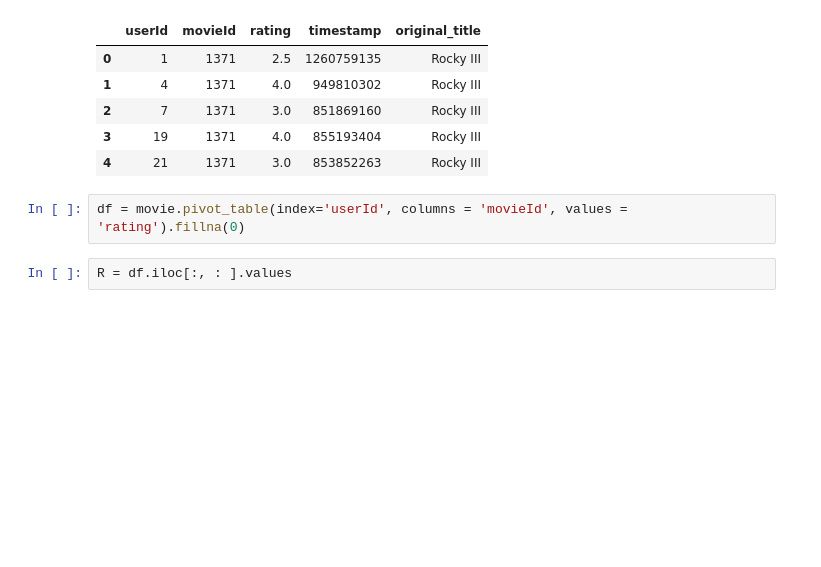
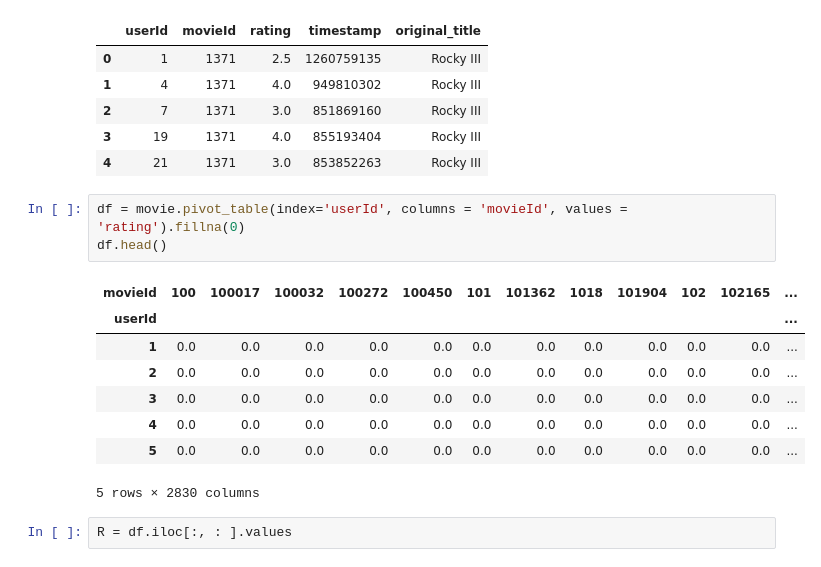
Before and after one commit to SeongBeomLEE/Tobigs_Recommendation_System_Seminar, a Jupyter notebook: Week2_Recommendation_System_code.ipynb, the cells around one changed output. Drawn from its saved outputs; the diff is of its cells as text; blank space fills up the shorter version.

```diff
--- a/Week2_Recommendation_System_code.ipynb
+++ b/Week2_Recommendation_System_code.ipynb
@@ -638,6 +651,16 @@ movie.head()
 | 4 | 21 | 1371 | 3.0 | 853852263 | Rocky III |
 # %%
 df = movie.pivot_table(index='userId', columns = 'movieId', values = 'rating').fillna(0)
+df.head()
+# %% [output]
+| movieId | 100 | 100017 | 100032 | 100272 | 100450 | 101 | 101362 | 1018 | 101904 | 102 | 102165 | ... |
+| userId |  |  |  |  |  |  |  |  |  |  |  | ... |
+| 1 | 0.0 | 0.0 | 0.0 | 0.0 | 0.0 | 0.0 | 0.0 | 0.0 | 0.0 | 0.0 | 0.0 | ... |
+| 2 | 0.0 | 0.0 | 0.0 | 0.0 | 0.0 | 0.0 | 0.0 | 0.0 | 0.0 | 0.0 | 0.0 | ... |
+| 3 | 0.0 | 0.0 | 0.0 | 0.0 | 0.0 | 0.0 | 0.0 | 0.0 | 0.0 | 0.0 | 0.0 | ... |
+| 4 | 0.0 | 0.0 | 0.0 | 0.0 | 0.0 | 0.0 | 0.0 | 0.0 | 0.0 | 0.0 | 0.0 | ... |
+| 5 | 0.0 | 0.0 | 0.0 | 0.0 | 0.0 | 0.0 | 0.0 | 0.0 | 0.0 | 0.0 | 0.0 | ... |
+5 rows × 2830 columns
 # %%
 R = df.iloc[:, : ].values
 # %% [markdown]
```
Also changed, not shown: parts of 59 cells of this notebook.
